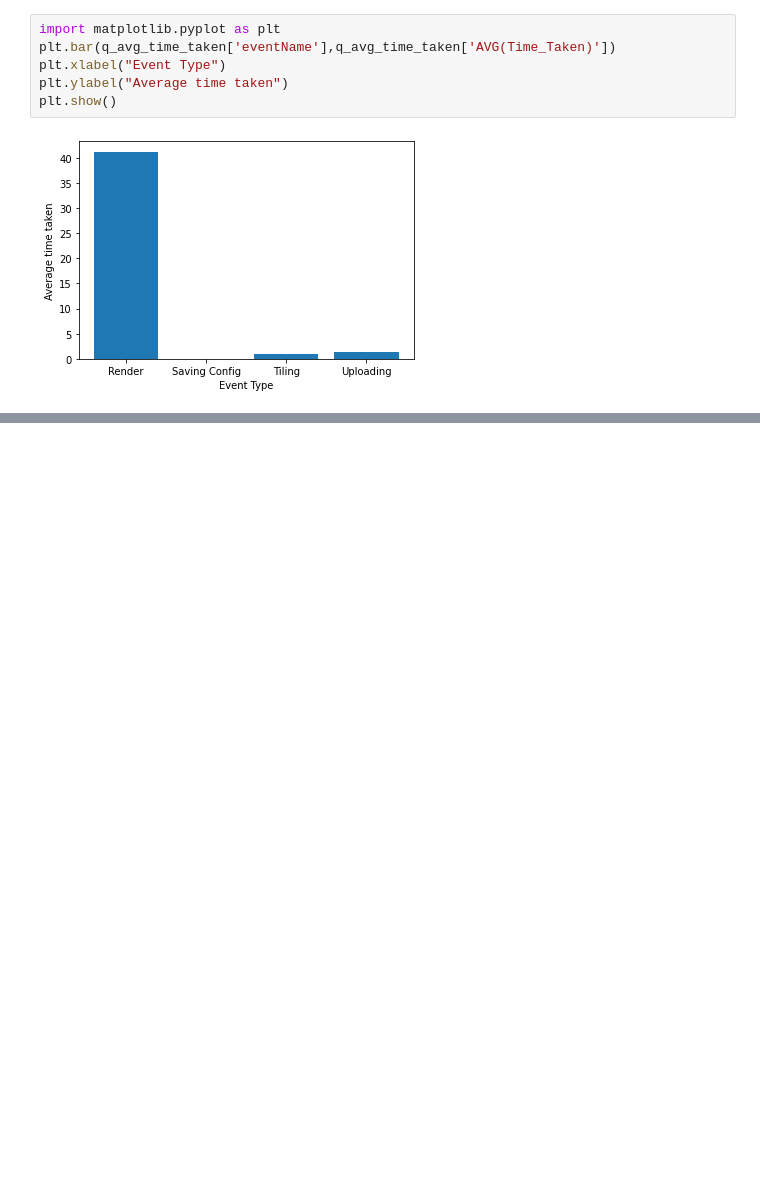
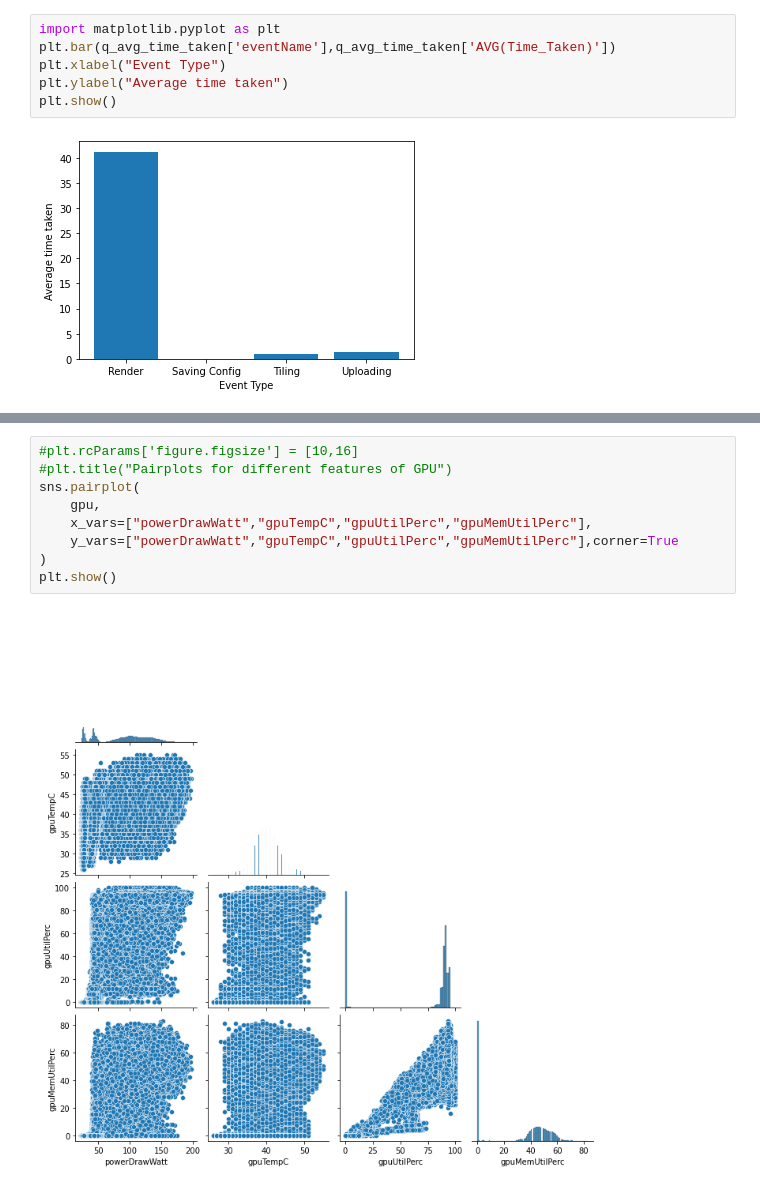
Before and after one commit to arushey/Cloud-project, a Jupyter notebook: Cloud_project.ipynb, the cells around one changed output, grey strips where cells are left out. Drawn from its saved outputs; the diff is of its cells as text; blank space fills up the shorter version.

```diff
--- a/Cloud_project.ipynb
+++ b/Cloud_project.ipynb
@@ -122,0 +148,11 @@ plt.show()
+# %%
+#plt.rcParams['figure.figsize'] = [10,16]
+#plt.title("Pairplots for different features of GPU")
+sns.pairplot(
+    gpu,
+    x_vars=["powerDrawWatt","gpuTempC","gpuUtilPerc","gpuMemUtilPerc"],
+    y_vars=["powerDrawWatt","gpuTempC","gpuUtilPerc","gpuMemUtilPerc"],corner=True
+)
+plt.show()
+# %% [output]
+[figure, added]
```
Also changed, not shown: parts of 13 cells of this notebook.
